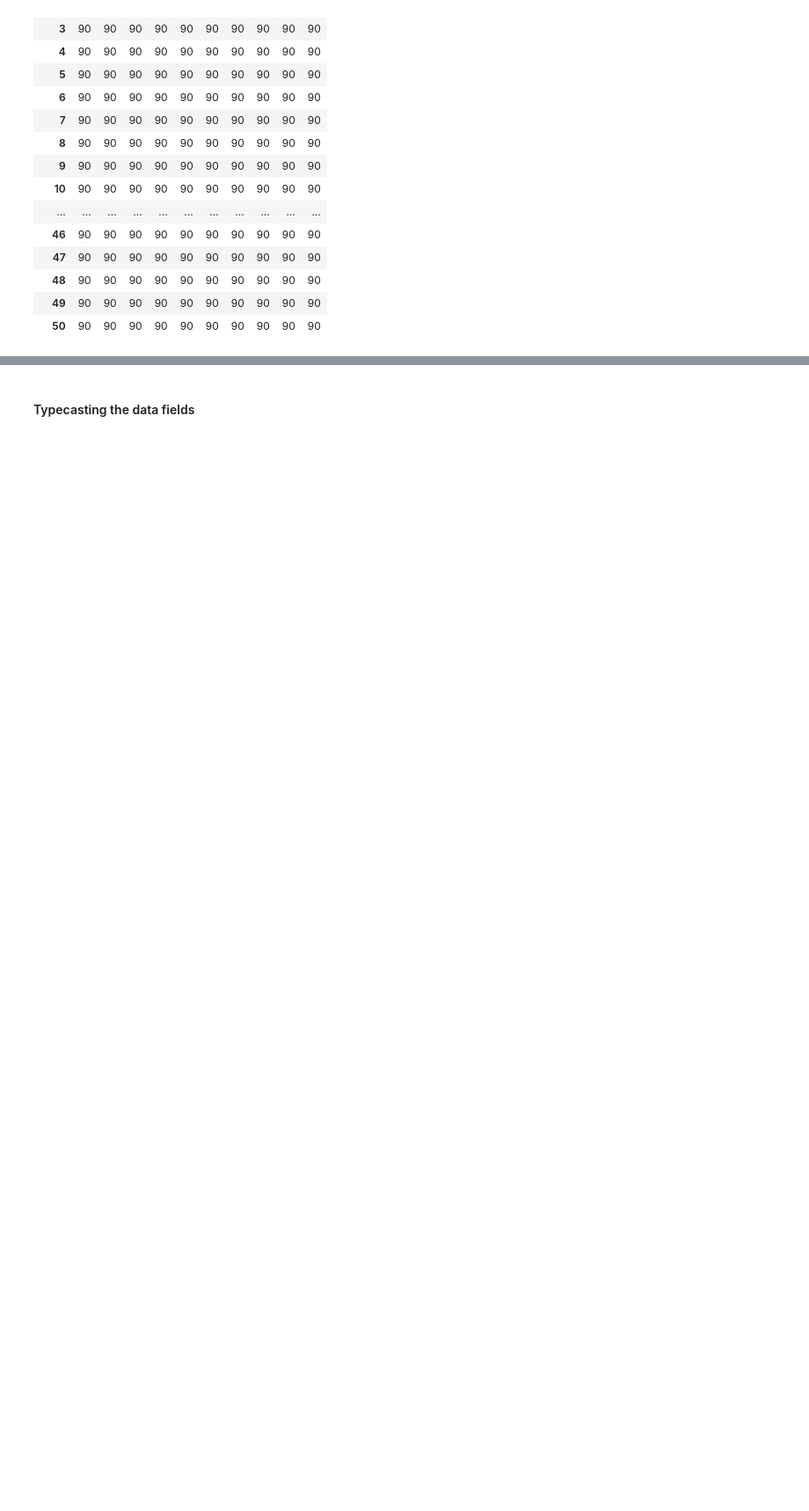
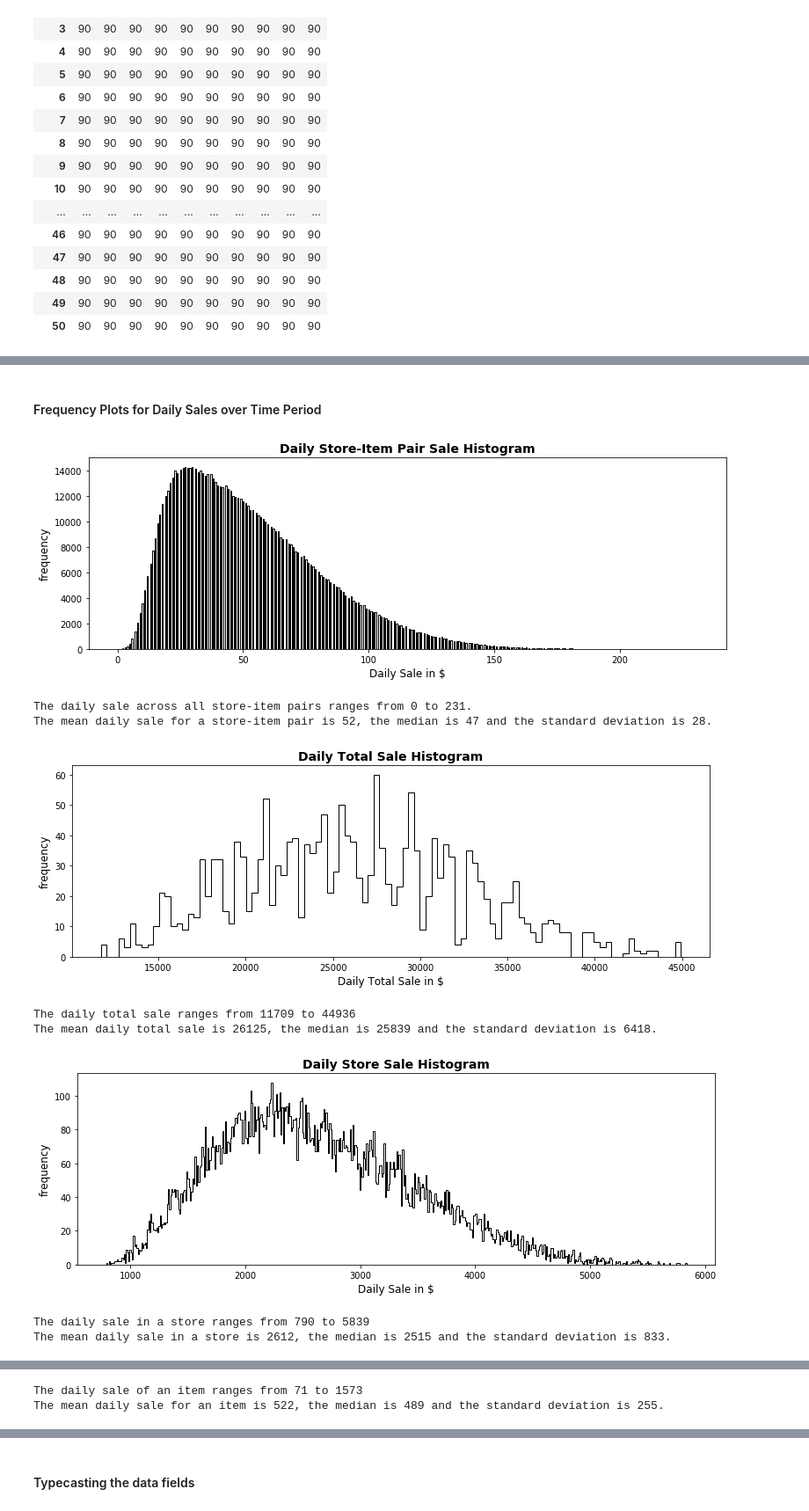
Before and after one commit to sanjeevgadre/Kaggle-Time-Series, a Jupyter notebook: EDA.ipynb, the cells around one changed output, grey strips where cells are left out. Shown at 88% size. Saved outputs shown, nothing was run; the diff lists cells and outputs as text; code cells hidden in the pictures; blank space fills up the shorter version.

```diff
--- a/EDA.ipynb
+++ b/EDA.ipynb
@@ -166,0 +103,63 @@ The average value of total sale for an item across all stores is 954090, where a
+# %% [markdown]
+#### Frequency Plots for Daily Sales over Time Period
+# %%
+plt.figure(figsize = (13, 4))
+plt.hist(train.sales, histtype = 'step', bins = 500, color = 'black')
+plt.xlabel('Daily Sale in $', fontsize = 12)
+plt.ylabel('frequency', fontsize = 12)
+plt.title('Daily Store-Item Pair Sale Histogram', fontsize = 14, fontweight = 'bold')
+plt.show()
+
+print('The daily sale across all store-item pairs ranges from %i to %i.'
+      % (np.min(train.sales), np.max(train.sales)))
+print('The mean daily sale for a store-item pair is %i, the median is %i and the standard deviation is %i.\n'
+      % (np.mean(train.sales), np.median(train.sales), np.std(train.sales)))
+
+plt.figure(figsize = (13, 4))
+
+foo = train.groupby(by = ['date'])['sales'].sum()
+plt.hist(foo, histtype = 'step', bins = 100, color = 'black')
+plt.xlabel('Daily Total Sale in $', fontsize = 12)
+plt.ylabel('frequency', fontsize = 12)
+plt.title('Daily Total Sale Histogram', fontsize = 14, fontweight = 'bold')
+plt.show()
+
+print('The daily total sale ranges from %i to %i' % (foo.min(), foo.max()))
+print('The mean daily total sale is %i, the median is %i and the standard deviation is %.i.\n'
+      % (foo.mean(), foo.median(), foo.std()))
+
+plt.figure(figsize = (13, 4))
+
+foo = train.groupby(by = ['store', 'date'])['sales'].sum()
+plt.hist(foo, histtype = 'step', bins = 500, color = 'black')
+plt.xlabel('Daily Sale in $', fontsize = 12)
+plt.ylabel('frequency', fontsize = 12)
+plt.title('Daily Store Sale Histogram', fontsize = 14, fontweight = 'bold')
+plt.show()
+
+print('The daily sale in a store ranges from %i to %i' % (foo.min(), foo.max()))
+print('The mean daily sale in a store is %i, the median is %i and the standard deviation is %.i.\n'
+      % (foo.mean(), foo.median(), foo.std()))
+
+plt.figure(figsize = (13, 4))
+
+foo = (train.groupby(by = ['item', 'date'])['sales'].sum())
+plt.hist(foo, histtype = 'step', bins = 500, color = 'black')
+plt.xlabel('Daily Sale in $', fontsize = 12)
+plt.ylabel('frequency', fontsize = 12)
+plt.title('Daily Item Sale Histogram', fontsize = 14, fontweight = 'bold')
+plt.show()
+
+print('The daily sale of an item ranges from %i to %i' % (foo.min(), foo.max()))
+print('The mean daily sale for an item is %i, the median is %i and the standard deviation is %.i.\n'
+      % (foo.mean(), foo.median(), foo.std()))
+# %% [output]
+[figure, added]
+The daily sale across all store-item pairs ranges from 0 to 231.
+The mean daily sale for a store-item pair is 52, the median is 47 and the standard deviation is 28.
+[figure, added]
+The daily total sale ranges from 11709 to 44936
+The mean daily total sale is 26125, the median is 25839 and the standard deviation is 6418.
+[figure, added]
+The daily sale in a store ranges from 790 to 5839
+The mean daily sale in a store is 2612, the median is 2515 and the standard deviation is 833.
@@ -167,3 +167,5 @@ The average value of total sale for an item across all stores is 954090, where a
+The daily sale of an item ranges from 71 to 1573
+The mean daily sale for an item is 522, the median is 489 and the standard deviation is 255.
 # %% [markdown]
 #### Observations
 <ol>
```
Also changed, not shown: parts of 26 cells of this notebook.
